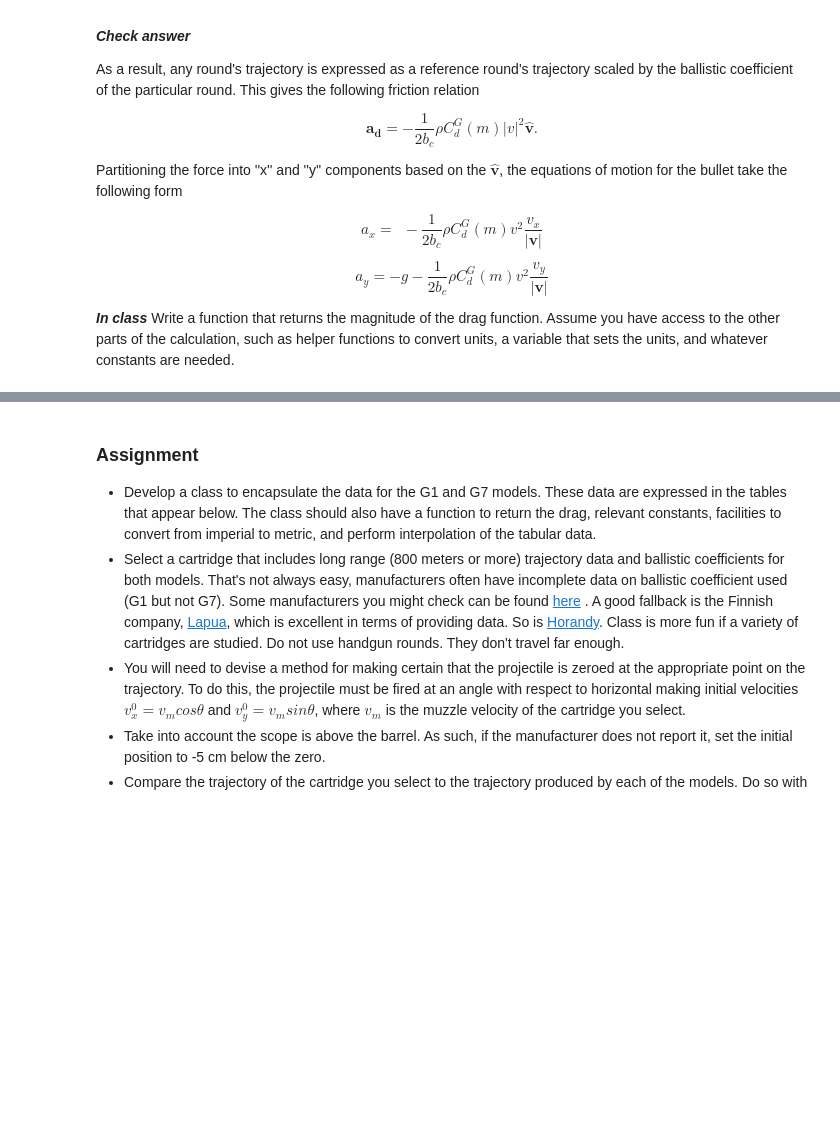
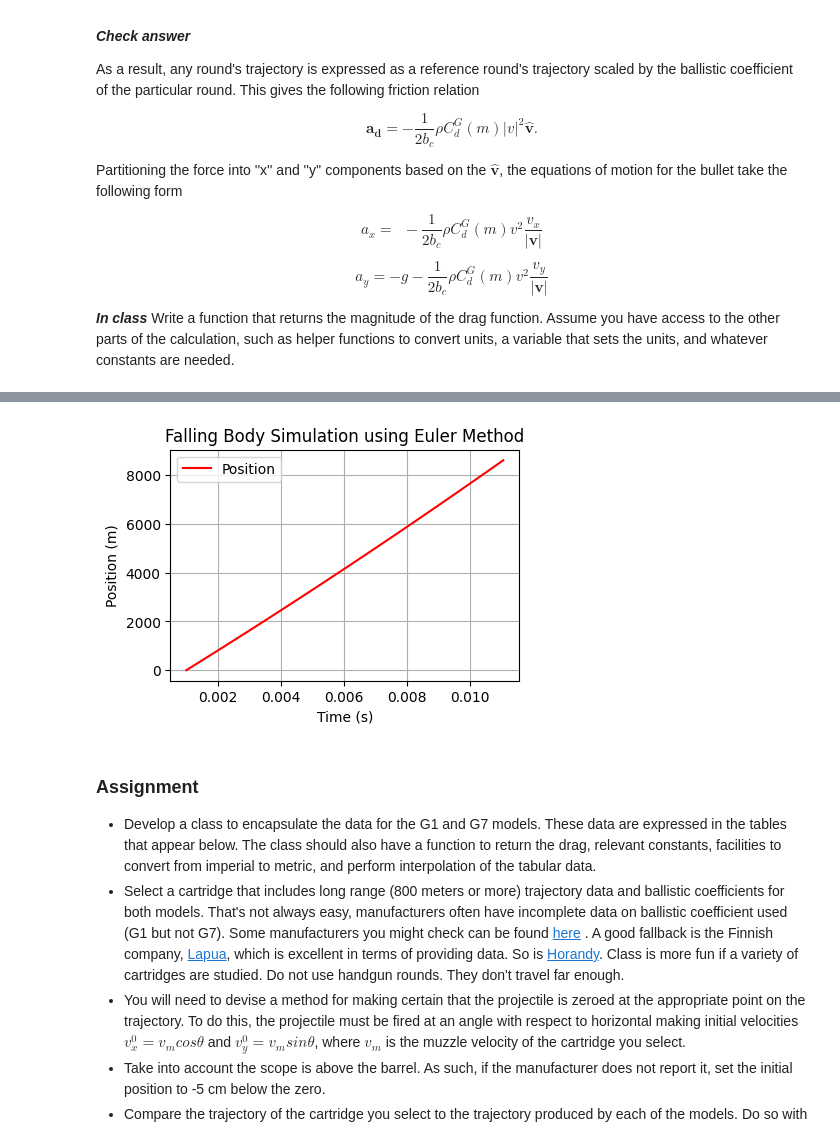
Before and after one commit to lorn-jaeger/CSCI-477, a Jupyter notebook: Problems/Bullet Drag-Student.ipynb, the cells around one changed output, grey strips where cells are left out. Drawn from its saved outputs; the diff is of its cells as text; code cells hidden in the pictures; blank space fills up the shorter version.

Commit message:
solid modeling of 50 bmg

```diff
--- a/Problems/Bullet Drag-Student.ipynb
+++ b/Problems/Bullet Drag-Student.ipynb
@@ -291,33 +126,53 @@ Data are from [here](https://www.jbmballistics.com/ballistics/downloads/download
 The relations are explored in a graph below.
 # %%
 from scipy.interpolate import interp1d
+from sim import G1, G7, EulerRichardson, solve_ode
+import math
+import matplotlib.pyplot as plt
+import numpy as np
 
 class BallisticModel:
     def __init__(self):
-        self.bc = 0.212  #lb/in ?
-        self.rho = 1.2041 # kg/m^3
-        self.vs = 343.21 # m / s
-        self.v0 = 800 # m/s
-        self.x0 = 0 # m
-        self.y0 = 0.04064 # m == 1.6 in
-        self.cd = self.interpolate(G1)
+        self.bc_G7 = 0.212 * 703.5  # ballistic coefficient for G7 model lb/in^2
+        self.rho = 1.2041            # air density (kg/m^3)
+        self.vs = 343.21             # speed of sound (m/s)
+        self.v0 = 800                # initial velocity (m/s)
+        self.x0 = 0                 # initial x position (m)
+        self.y0 = 0.04064            # initial y position (m) == 1.6 in
+        self.g = 9.81
 
-    def preprocessing(self):
-        # read in data
-        # convert to apropriate units (multiply by pi over 4
-        # return data
-        pass
+        self.G7 = self.preprocessing(G7)
+        self.cd_G7 = self.interpolate(self.G7)
+
+    def preprocessing(self, data):
+        data[:, 1] = data[:, 1] * (math.pi / 4)
+        return data
 
     def interpolate(self, data):
-        return interp1d(data[0], data[1], kind='linear', fill_value="extrapolate")
+        return interp1d(data[:, 0], data[:, 1], kind='linear', fill_value="extrapolate")
 
     def get_drag(self, v):
-        bc = self.bc
-        rho = self.rho
         mach = v / self.vs
+        cd = self.cd_G7(mach)
+        drag = 0.5 * (1 / self.bc_G7) * self.rho * v**2 * cd
+        return drag
 
-        cd = self.cd(mach)
-        drag = 0.5 * (1 / bc) * rho * v**2
+
+dt = 0.1
+y0 = np.array([0.001, 0.04064, 0.001, 800])
+tspan = (0, 10)
+t, y = solve_ode(projectile, tspan, y0, EulerRichardson, BallisticModel(), first_step=dt)
+
+plt.figure(figsize=(4.5, 3))
+
+plt.plot(y[:, 0], y[:, 1], 'r-', label='Position')
+plt.ylabel('Position (m)')
+plt.xlabel('Time (s)')
+plt.title('Falling Body Simulation using Euler Method')
+plt.legend()
+plt.grid(True)
+# %% [output]
+[figure, added]
 # %% [markdown]
 
 
```
Also changed, not shown: parts of 1 cell of this notebook, 4 other files.
